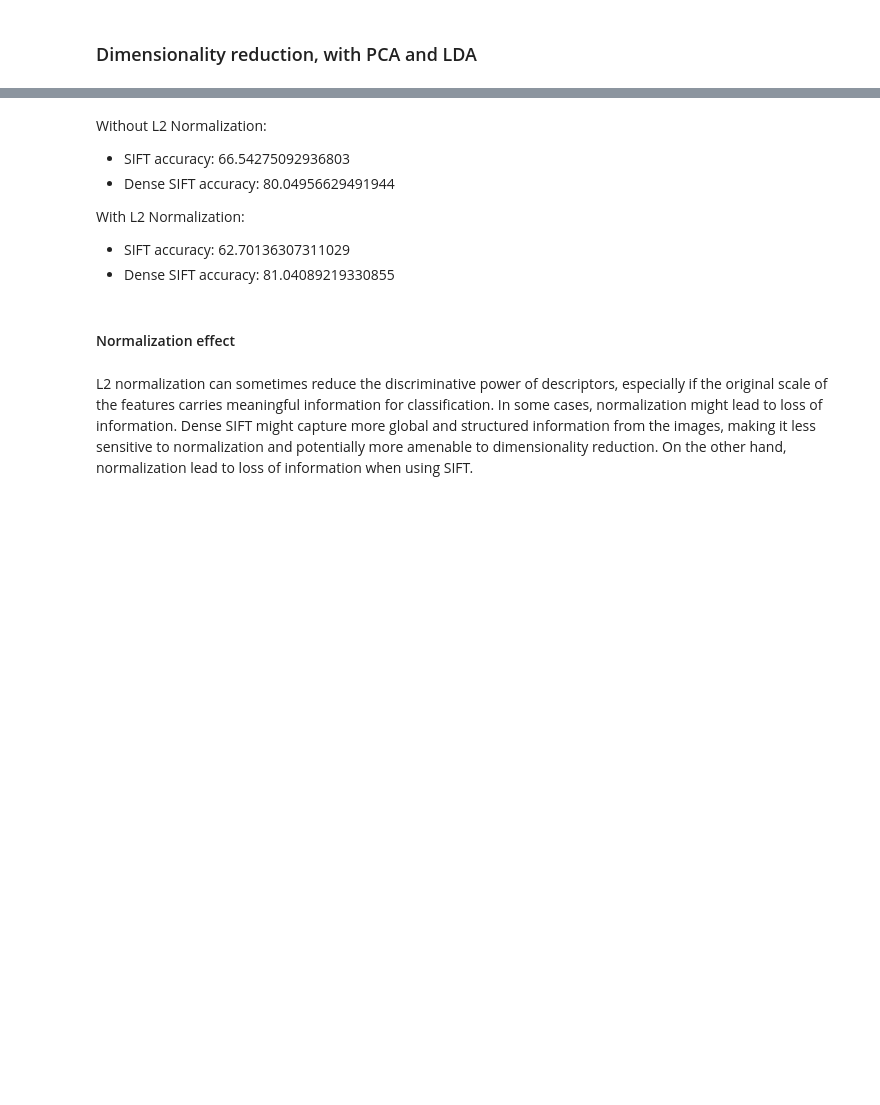
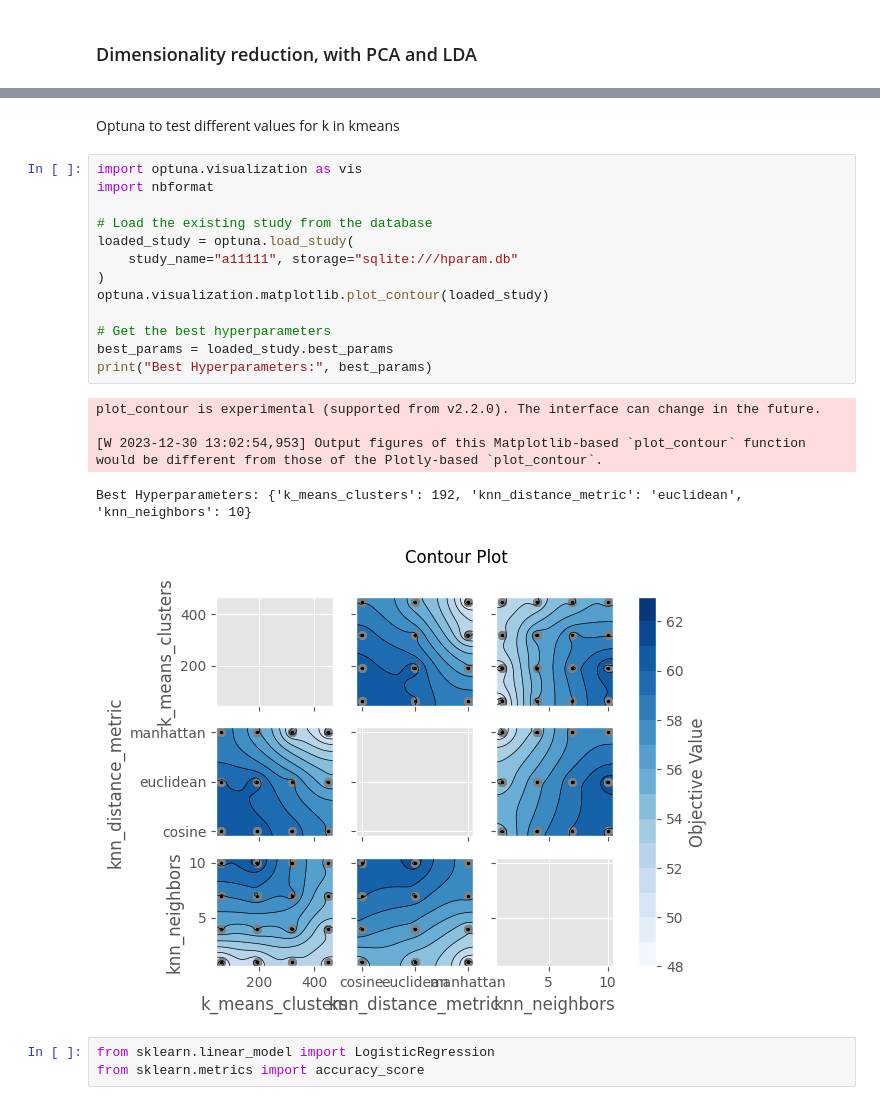
Before and after one commit to MCV-C3/project23-24-01, a Jupyter notebook: Task1/BagofVisualWords.ipynb, the cells around one changed output, grey strips where cells are left out. Saved outputs shown, nothing was run; the diff lists cells and outputs as text; blank space fills up the shorter version.

```diff
--- a/Task1/BagofVisualWords.ipynb
+++ b/Task1/BagofVisualWords.ipynb
@@ -284,12 +276,24 @@ Dense SIFT accuracy: 80.04956629491944
-# %% [markdown]
-Without L2 Normalization:
-- SIFT accuracy: 66.54275092936803
-- Dense SIFT accuracy: 80.04956629491944
-
-With L2 Normalization:
-- SIFT accuracy: 62.70136307311029
-- Dense SIFT accuracy: 81.04089219330855
-# %% [markdown]
-#### Normalization effect
-# %% [markdown]
-L2 normalization can sometimes reduce the discriminative power of descriptors, especially if the original scale of the features carries meaningful information for classification. In some cases, normalization might lead to loss of information. Dense SIFT might capture more global and structured information from the images, making it less sensitive to normalization and potentially more amenable to dimensionality reduction. On the other hand, normalization lead to loss of information when using SIFT.
+# %% [markdown]
+Optuna to test different values for k in kmeans
+# %%
+import optuna.visualization as vis
+import nbformat
+
+# Load the existing study from the database
+loaded_study = optuna.load_study(
+    study_name="a11111", storage="sqlite:///hparam.db"
+)
+optuna.visualization.matplotlib.plot_contour(loaded_study)
+
+# Get the best hyperparameters
+best_params = loaded_study.best_params
+print("Best Hyperparameters:", best_params)
+# %% [output]
+plot_contour is experimental (supported from v2.2.0). The interface can change in the future.
+
+[W 2023-12-30 13:02:54,953] Output figures of this Matplotlib-based `plot_contour` function would be different from those of the Plotly-based `plot_contour`.
+Best Hyperparameters: {'k_means_clusters': 192, 'knn_distance_metric': 'euclidean', 'knn_neighbors': 10}
+[figure, added]
+# %%
+from sklearn.linear_model import LogisticRegression
+from sklearn.metrics import accuracy_score
```
Also changed, not shown: parts of 37 cells of this notebook, 4 other files.
